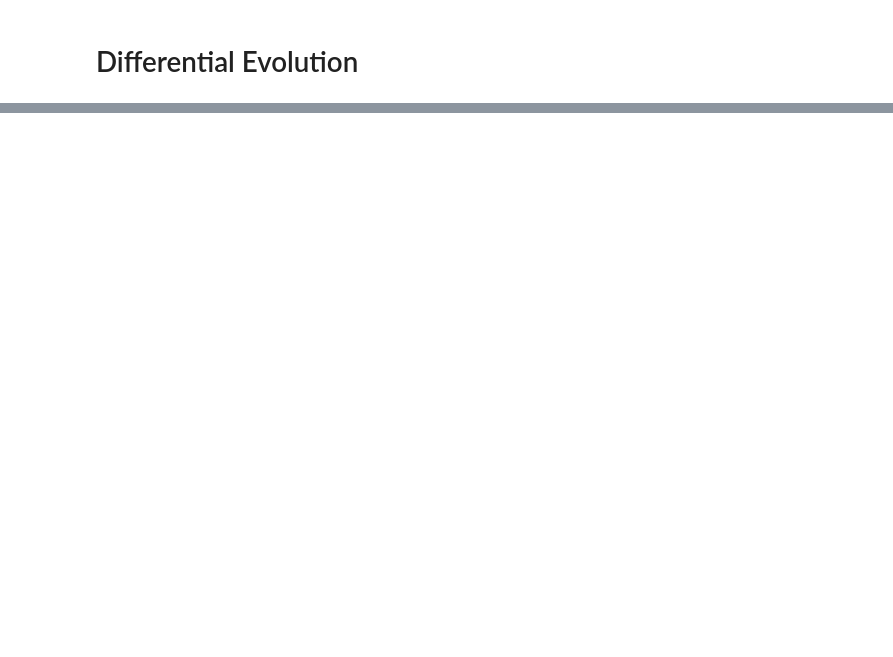
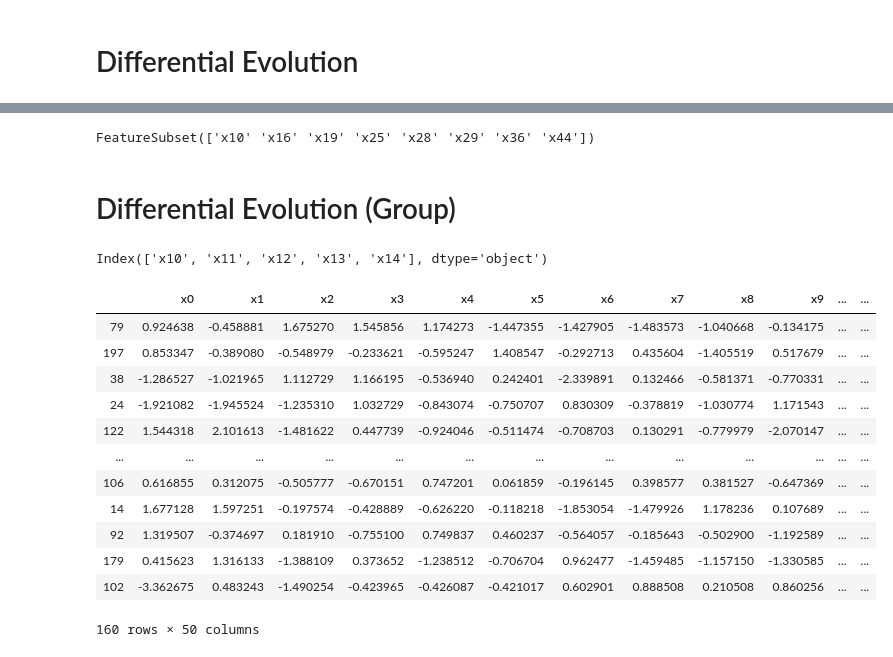
Before and after one commit to SimulatorML/Robusta, a Jupyter notebook: examples/selector-genetic.ipynb, the cells around one changed output, grey strips where cells are left out. Saved outputs shown, nothing was run; the diff lists cells and outputs as text; code cells hidden in the pictures; blank space fills up the shorter version.

Commit message:
[test] DE

```diff
--- a/examples/selector-genetic.ipynb
+++ b/examples/selector-genetic.ipynb
@@ -44,7 +41,7 @@ y = pd.Series(y)
 
 X.rename(columns=lambda x: 'x{}'.format(x), inplace=True)
 
-X_train, X_test, y_train, y_test = train_test_split(X, y, test_size=0.2, random_state=42)
+X_train, X_test, y_train, y_test = train_test_split(X, y, test_size=0.25, random_state=42)
 # %% [markdown]
 # Task & Model
 # %%
@@ -242,4 +74,4 @@ class GeneticSelector(_AgnosticSelector):
 # %%
-selector = GeneticSelector(model, cv, scoring)
+selector = GeneticSelector(model, cv, scoring, max_iter=1000)
 selector.fit(X_train, y_train)
 # %% [output]
@@ -276,0 +144,39 @@ selector.plot(marker='.', color='g', linestyle=':', alpha=0.3)
+# %%
+selector.get_subset()
+# %% [output]
+FeatureSubset(['x10' 'x16' 'x19' 'x25' 'x28' 'x29' 'x36' 'x44'])
+# %% [markdown]
+# Differential Evolution (Group)
+# %%
+i = 2
+k = 5
+func = lambda x: (i*k <= int(x[1:]) < i*k+k)
+
+#[x for x in X_train if func(x)]
+X_train.columns[X_train.columns.map(func)]
+# %% [output]
+Index(['x10', 'x11', 'x12', 'x13', 'x14'], dtype='object')
+# %%
+
+
+#ColumnGrouper()
+#X_train
+
+
+
+s = ColumnSelector()
+s.fit_transform(X_train)
+# %% [output]
+|  | x0 | x1 | x2 | x3 | x4 | x5 | x6 | x7 | x8 | x9 | ... | ... |
+| 79 | 0.924638 | -0.458881 | 1.675270 | 1.545856 | 1.174273 | -1.447355 | -1.427905 | -1.483573 | -1.040668 | -0.134175 | ... | ... |
+| 197 | 0.853347 | -0.389080 | -0.548979 | -0.233621 | -0.595247 | 1.408547 | -0.292713 | 0.435604 | -1.405519 | 0.517679 | ... | ... |
+| 38 | -1.286527 | -1.021965 | 1.112729 | 1.166195 | -0.536940 | 0.242401 | -2.339891 | 0.132466 | -0.581371 | -0.770331 | ... | ... |
+| 24 | -1.921082 | -1.945524 | -1.235310 | 1.032729 | -0.843074 | -0.750707 | 0.830309 | -0.378819 | -1.030774 | 1.171543 | ... | ... |
+| 122 | 1.544318 | 2.101613 | -1.481622 | 0.447739 | -0.924046 | -0.511474 | -0.708703 | 0.130291 | -0.779979 | -2.070147 | ... | ... |
+| ... | ... | ... | ... | ... | ... | ... | ... | ... | ... | ... | ... | ... |
+| 106 | 0.616855 | 0.312075 | -0.505777 | -0.670151 | 0.747201 | 0.061859 | -0.196145 | 0.398577 | 0.381527 | -0.647369 | ... | ... |
+| 14 | 1.677128 | 1.597251 | -0.197574 | -0.428889 | -0.626220 | -0.118218 | -1.853054 | -1.479926 | 1.178236 | 0.107689 | ... | ... |
+| 92 | 1.319507 | -0.374697 | 0.181910 | -0.755100 | 0.749837 | 0.460237 | -0.564057 | -0.185643 | -0.502900 | -1.192589 | ... | ... |
+| 179 | 0.415623 | 1.316133 | -1.388109 | 0.373652 | -1.238512 | -0.706704 | 0.962477 | -1.459485 | -1.157150 | -1.330585 | ... | ... |
+| 102 | -3.362675 | 0.483243 | -1.490254 | -0.423965 | -0.426087 | -0.421017 | 0.602901 | 0.888508 | 0.210508 | 0.860256 | ... | ... |
+160 rows × 50 columns
```
Also changed, not shown: parts of 8 cells of this notebook.
